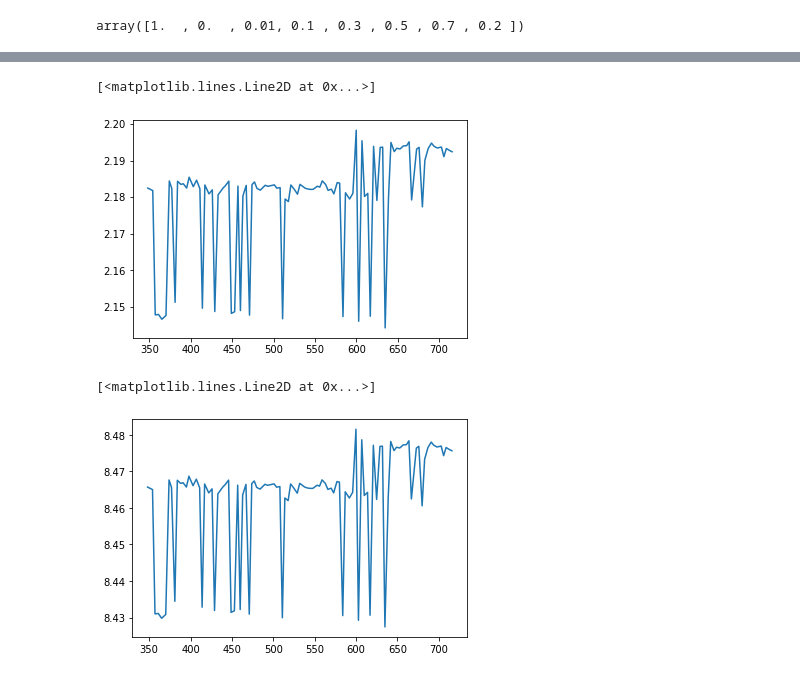
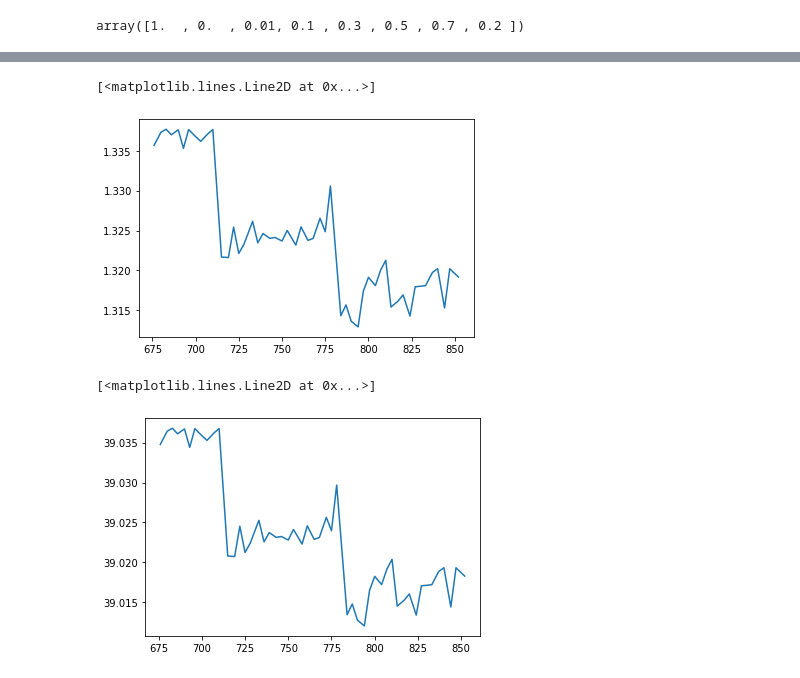
Before and after one commit to katarzyna-kupczyk/Effects-of-Methionine-on-the-OMR-in-Zebrafish-Larvae, a Jupyter notebook: notebooks/first_data_exploration.ipynb, the cells around one changed output, grey strips where cells are left out. Saved outputs shown, nothing was run; the diff lists cells and outputs as text; code cells hidden in the pictures.

Commit message:
divide_data and preprocess files finished, added omr analysis and div_prep_ana and added notebooks

```diff
--- a/notebooks/first_data_exploration.ipynb
+++ b/notebooks/first_data_exploration.ipynb
@@ -4,7 +4,7 @@ import numpy as np
 import matplotlib.pyplot as plt
 from scipy import interpolate
 # %%
-data = pd.read_csv('../raw_data/xy_hc_fai_tstp_E2_1_AM.csv')
-data.head()
+data = pd.read_csv('../raw_data/PM/Met/xy_hc_fai_tstp_Me_4_PM.csv')
+data.tail()
 # %% [output]
 |  | Item1.Item1 | Item1.Item2 | Item1.Item3 | Item1.Item4 | Item1.Item5.Item1 | Item1.Item5.Item2 | ... |
@@ -30,13 +30,16 @@ data.head()
 data['contrast_level'].unique()
 # %% [output]
 array([1.  , 0.  , 0.01, 0.1 , 0.3 , 0.5 , 0.7 , 0.2 ])
-# %%
-def divide_data_by_flow_direction(data):
-    flow_to_right = pd.DataFrame(data[data.flow_direction == 1])
-    flow_to_left = pd.DataFrame(data[data.flow_direction == 2])
-    return flow_to_right, flow_to_left
 # %%
+def divide_data_by_flow_direction(data):
+    '''Dividing raw data from one fish into 2 dataframes with either left or right OMR flow'''
+    right = pd.DataFrame(data[data.flow_direction == 1])
+    left = pd.DataFrame(data[data.flow_direction == 2])
+
+    return right, left
+
 def divide_data_by_contrast(data):
+    '''Dividing raw data from one fish and one flow direction into contrast levels'''
     C_0 = pd.DataFrame(data[data.contrast_level == 0])
     C_01 = pd.DataFrame(data[data.contrast_level == 0.01])
     C_1 = pd.DataFrame(data[data.contrast_level == 0.1])
@@ -62,10 +65,10 @@ C10.head()
 # %%
-plt.plot(C3['timestamp'].head(100),C3['heading_direction'].head(100))
+plt.plot(C3['timestamp'].tail(50),C3['heading_direction'].tail(50))
 # %% [output]
 [<matplotlib.lines.Line2D at 0x...>]
-[figure, old version]
+[figure, new version]
 # %%
-plt.plot(C3['timestamp'].head(100),C3['cumulative_direction'].head(100))
+plt.plot(C3['timestamp'].tail(50),C3['cumulative_direction'].tail(50))
 # %% [output]
 [<matplotlib.lines.Line2D at 0x...>]
-[figure, old version]
+[figure, new version]
```
Also changed, not shown: parts of 6 cells of this notebook, 6 other files.
